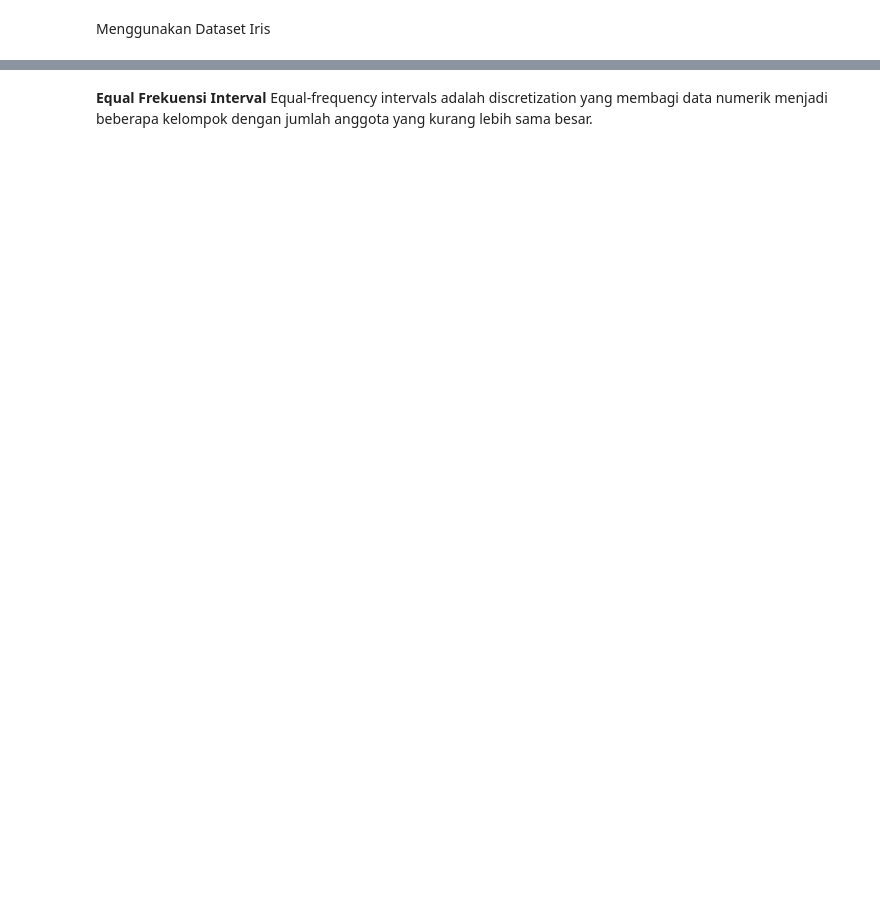
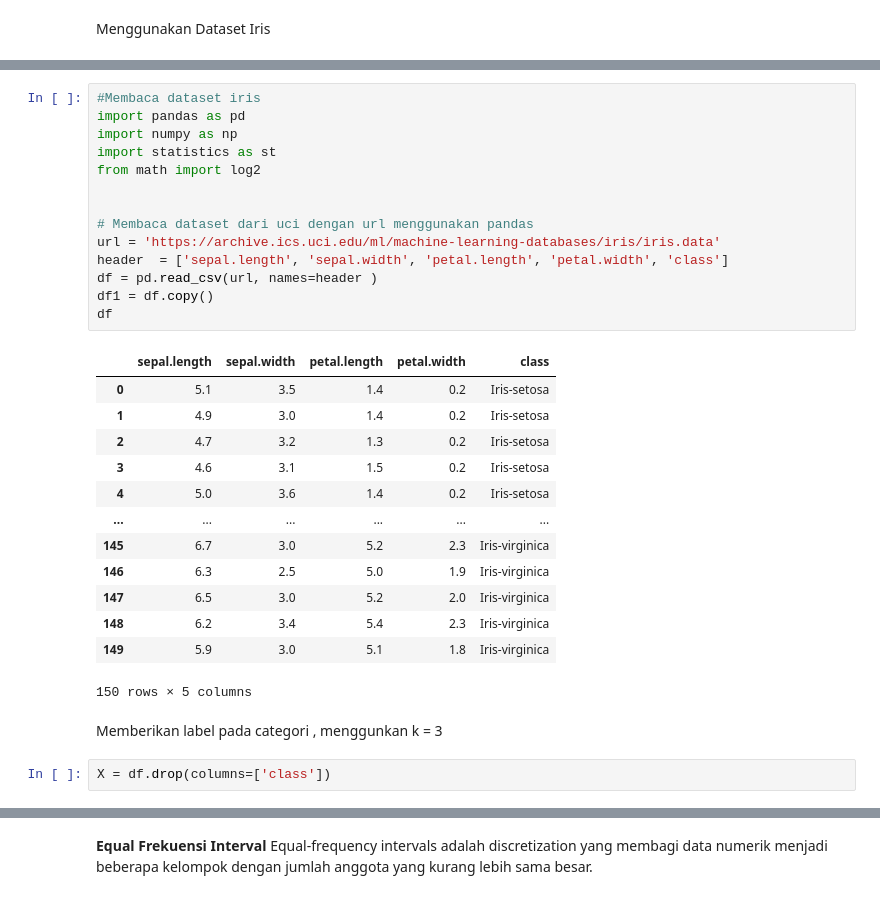
Before and after one commit to saiyidativiennaarumpratama/datamining, a Jupyter notebook: _sources/Tugas 2.ipynb, the cells around one changed output, grey strips where cells are left out. Drawn from its saved outputs; the diff is of its cells as text; blank space fills up the shorter version.

```diff
--- a/_sources/Tugas 2.ipynb
+++ b/_sources/Tugas 2.ipynb
@@ -153,0 +33,32 @@ display(data_petal_width)
+# %%
+#Membaca dataset iris
+import pandas as pd
+import numpy as np
+import statistics as st
+from math import log2
+
+
+# Membaca dataset dari uci dengan url menggunakan pandas
+url = 'https://archive.ics.uci.edu/ml/machine-learning-databases/iris/iris.data'
+header  = ['sepal.length', 'sepal.width', 'petal.length', 'petal.width', 'class']
+df = pd.read_csv(url, names=header )
+df1 = df.copy()
+df
+# %% [output]
+|  | sepal.length | sepal.width | petal.length | petal.width | class |
+| 0 | 5.1 | 3.5 | 1.4 | 0.2 | Iris-setosa |
+| 1 | 4.9 | 3.0 | 1.4 | 0.2 | Iris-setosa |
+| 2 | 4.7 | 3.2 | 1.3 | 0.2 | Iris-setosa |
+| 3 | 4.6 | 3.1 | 1.5 | 0.2 | Iris-setosa |
+| 4 | 5.0 | 3.6 | 1.4 | 0.2 | Iris-setosa |
+| ... | ... | ... | ... | ... | ... |
+| 145 | 6.7 | 3.0 | 5.2 | 2.3 | Iris-virginica |
+| 146 | 6.3 | 2.5 | 5.0 | 1.9 | Iris-virginica |
+| 147 | 6.5 | 3.0 | 5.2 | 2.0 | Iris-virginica |
+| 148 | 6.2 | 3.4 | 5.4 | 2.3 | Iris-virginica |
+| 149 | 5.9 | 3.0 | 5.1 | 1.8 | Iris-virginica |
+150 rows × 5 columns
+# %% [markdown]
+Memberikan label pada categori , menggunkan k = 3
+# %%
+X = df.drop(columns=['class'])
```
Also changed, not shown: parts of 58 cells of this notebook, 19 other files.
